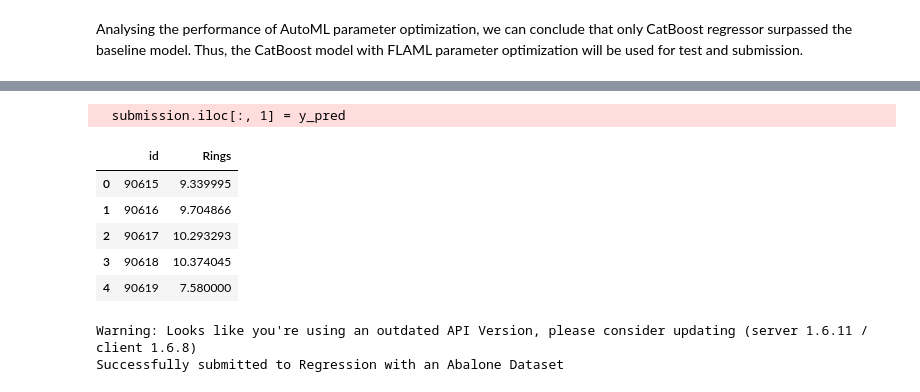
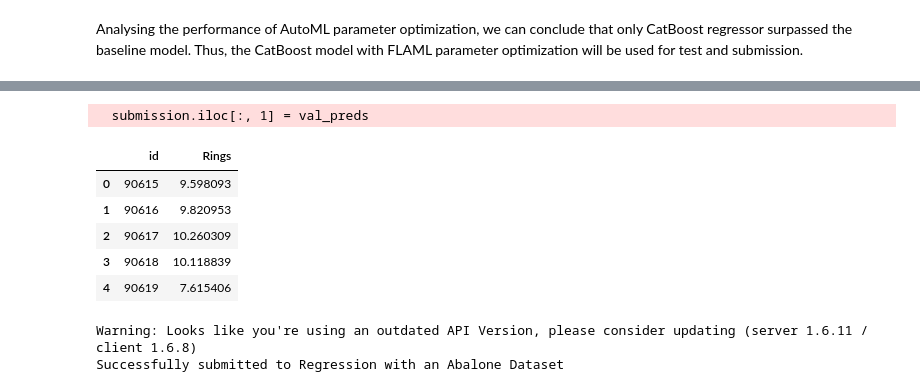
Before and after one commit to rafaPassarinho/kaggle-competitions, a Jupyter notebook: regression-abalone-dataset/competition-notebook.ipynb, the cells around one changed output, grey strips where cells are left out. Drawn from its saved outputs; the diff is of its cells as text; code cells hidden in the pictures.

Commit message:
Update best configuration for abalone dataset regression models

```diff
--- a/regression-abalone-dataset/competition-notebook.ipynb
+++ b/regression-abalone-dataset/competition-notebook.ipynb
@@ -362,6 +362,7 @@ settings = {
     "time_budget": 300,
     "metric": 'rmse',
     "task": 'regression',
+    'verbose': 0,
     'estimator_list': ['lgbm', 'xgboost', 'catboost'],
 }
 
@@ -398,6 +390,7 @@ import pandas as pd
 import time
 import lightgbm as lgb
 import numpy as np
+import json
 from xgboost import XGBRegressor
 from catboost import CatBoostRegressor
 
@@ -417,6 +410,7 @@ automl_config['lgbm']['random_state'] = SEED
 automl_config['xgboost']['random_state'] = SEED
 automl_config['catboost']['random_state'] = SEED
 automl_config['catboost']['allow_writing_files'] = False
+automl_config['catboost']['verbose'] = False
 
 for fold in range(5):
     df = pd.read_csv('input/train_folds.csv')
@@ -479,16 +543,18 @@ Analysing the performance of AutoML parameter optimization, we can conclude that
 # %%
 import pandas as pd
+import numpy as np
+import lightgbm as lgb
 
+from xgboost import XGBRegressor
 from catboost import CatBoostRegressor
-
-SEED = 42
 
 json_file_path = 'automl_best_config.json'
 with open(json_file_path, 'r') as json_file:
     automl_config = json.load(json_file)
 
-automl_config['catboost']['random_state'] = SEED
 automl_config['catboost']['allow_writing_files'] = False
+automl_config['catboost']['verbose'] = False
+automl_config['lgbm'].pop('log_max_bin', None)
 
 df_train = pd.read_csv('input/train_folds.csv')
 df_test = pd.read_csv('input/test.csv')
@@ -498,6 +564,8 @@ y_train = df_train['Rings']
 
 X_test = df_test.drop(['id'], axis=1)
 
-cat = CatBoostRegressor(**automl_config['catboost'])
-cat.fit(X_train, y_train)
-y_pred = cat.predict(X_test)
+xgb_val_preds = xgb_best_model.predict(X_test)
+lgb_val_preds = lgb_best_model.predict(X_test)
+cat_val_preds = cat_best_model.predict(X_test)
+
+val_preds = (xgb_val_preds + lgb_val_preds + cat_val_preds) / 3
@@ -522,17 +572,17 @@ y_pred = cat.predict(X_test)
 # %%
 submission = pd.read_csv('input/sample_submission.csv')
 
-submission.iloc[:, 1] = y_pred
+submission.iloc[:, 1] = val_preds
 
 submission.to_csv('submission.csv', index=False)
 
 submission.head()
 # %% [output]
-  submission.iloc[:, 1] = y_pred
+  submission.iloc[:, 1] = val_preds
 |  | id | Rings |
-| 0 | 90615 | 9.339995 |
-| 1 | 90616 | 9.704866 |
-| 2 | 90617 | 10.293293 |
-| 3 | 90618 | 10.374045 |
-| 4 | 90619 | 7.580000 |
+| 0 | 90615 | 9.598093 |
+| 1 | 90616 | 9.820953 |
+| 2 | 90617 | 10.260309 |
+| 3 | 90618 | 10.118839 |
+| 4 | 90619 | 7.615406 |
 # %%
```
Also changed, not shown: parts of 6 cells of this notebook, 2 other files.
